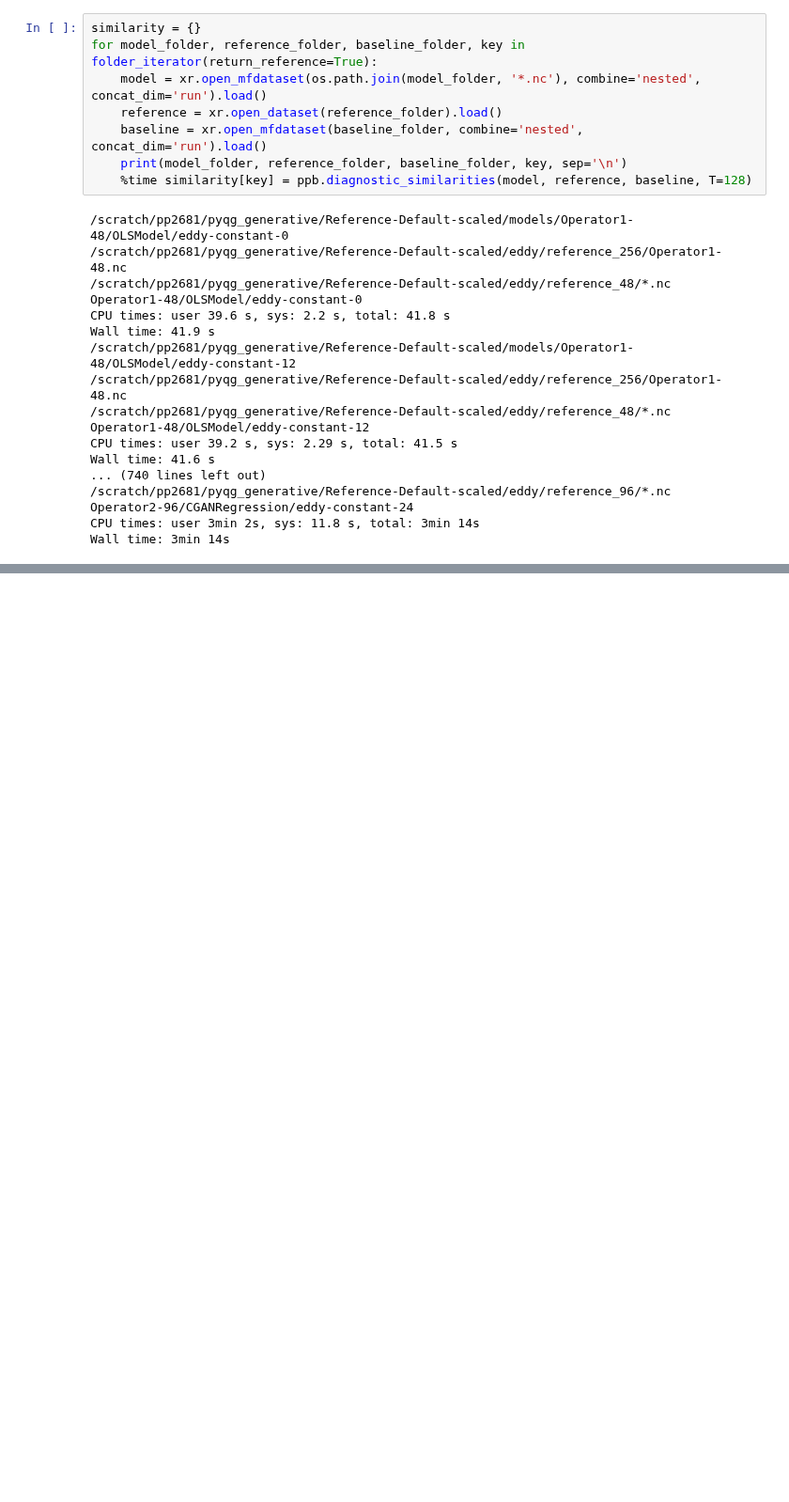
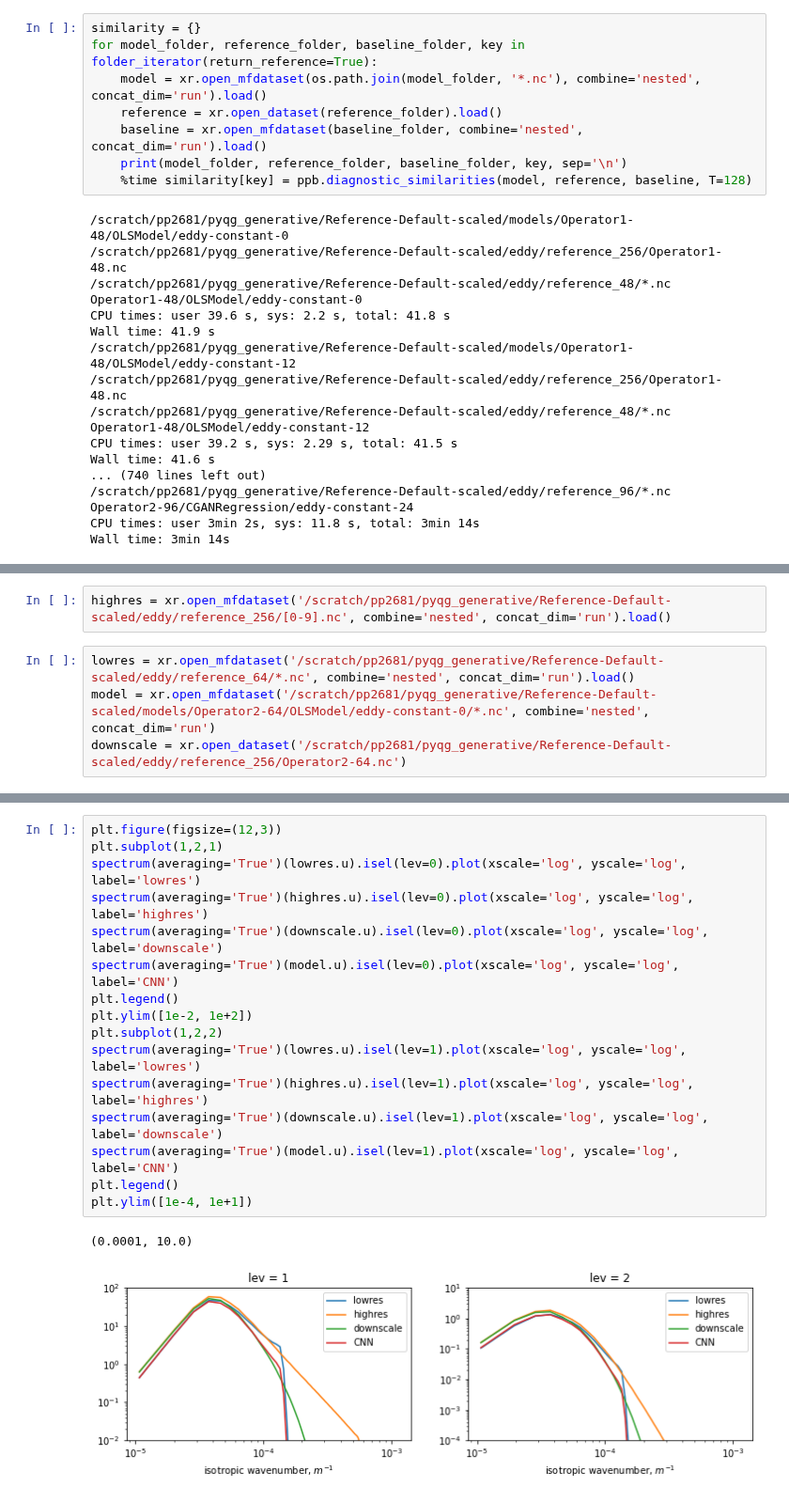
Before and after one commit to m2lines/pyqg_generative, a Jupyter notebook: notebooks/comparison_online.ipynb, the cells around one changed output, grey strips where cells are left out. Shown at 94% size. Cells and saved outputs as stored; diff of their text form; blank space fills up the shorter version.

```diff
--- a/notebooks/comparison_online.ipynb
+++ b/notebooks/comparison_online.ipynb
@@ -176,0 +189,6 @@ similarity
+# %%
+highres = xr.open_mfdataset('/scratch/pp2681/pyqg_generative/Reference-Default-scaled/eddy/reference_256/[0-9].nc', combine='nested', concat_dim='run').load()
+# %%
+lowres = xr.open_mfdataset('/scratch/pp2681/pyqg_generative/Reference-Default-scaled/eddy/reference_64/*.nc', combine='nested', concat_dim='run').load()
+model = xr.open_mfdataset('/scratch/pp2681/pyqg_generative/Reference-Default-scaled/models/Operator2-64/OLSModel/eddy-constant-0/*.nc', combine='nested', concat_dim='run')
+downscale = xr.open_dataset('/scratch/pp2681/pyqg_generative/Reference-Default-scaled/eddy/reference_256/Operator2-64.nc')
@@ -176,0 +214,19 @@ similarity
+# %%
+plt.figure(figsize=(12,3))
+plt.subplot(1,2,1)
+spectrum(averaging='True')(lowres.u).isel(lev=0).plot(xscale='log', yscale='log', label='lowres')
+spectrum(averaging='True')(highres.u).isel(lev=0).plot(xscale='log', yscale='log', label='highres')
+spectrum(averaging='True')(downscale.u).isel(lev=0).plot(xscale='log', yscale='log', label='downscale')
+spectrum(averaging='True')(model.u).isel(lev=0).plot(xscale='log', yscale='log', label='CNN')
+plt.legend()
+plt.ylim([1e-2, 1e+2])
+plt.subplot(1,2,2)
+spectrum(averaging='True')(lowres.u).isel(lev=1).plot(xscale='log', yscale='log', label='lowres')
+spectrum(averaging='True')(highres.u).isel(lev=1).plot(xscale='log', yscale='log', label='highres')
+spectrum(averaging='True')(downscale.u).isel(lev=1).plot(xscale='log', yscale='log', label='downscale')
+spectrum(averaging='True')(model.u).isel(lev=1).plot(xscale='log', yscale='log', label='CNN')
+plt.legend()
+plt.ylim([1e-4, 1e+1])
+# %% [output]
+(0.0001, 10.0)
+[figure, added]
```
Also changed, not shown: parts of 12 cells of this notebook, 1 other file.
